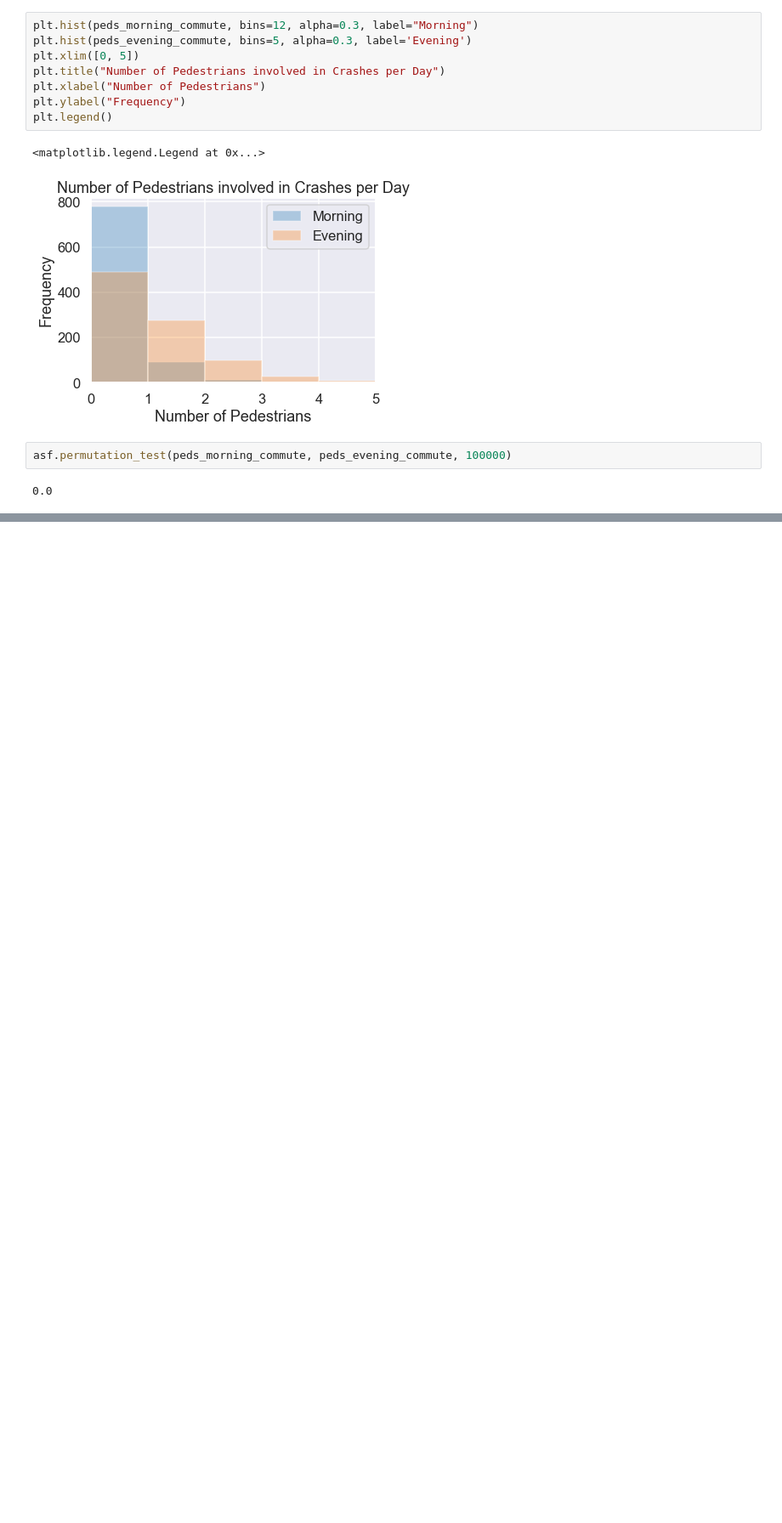
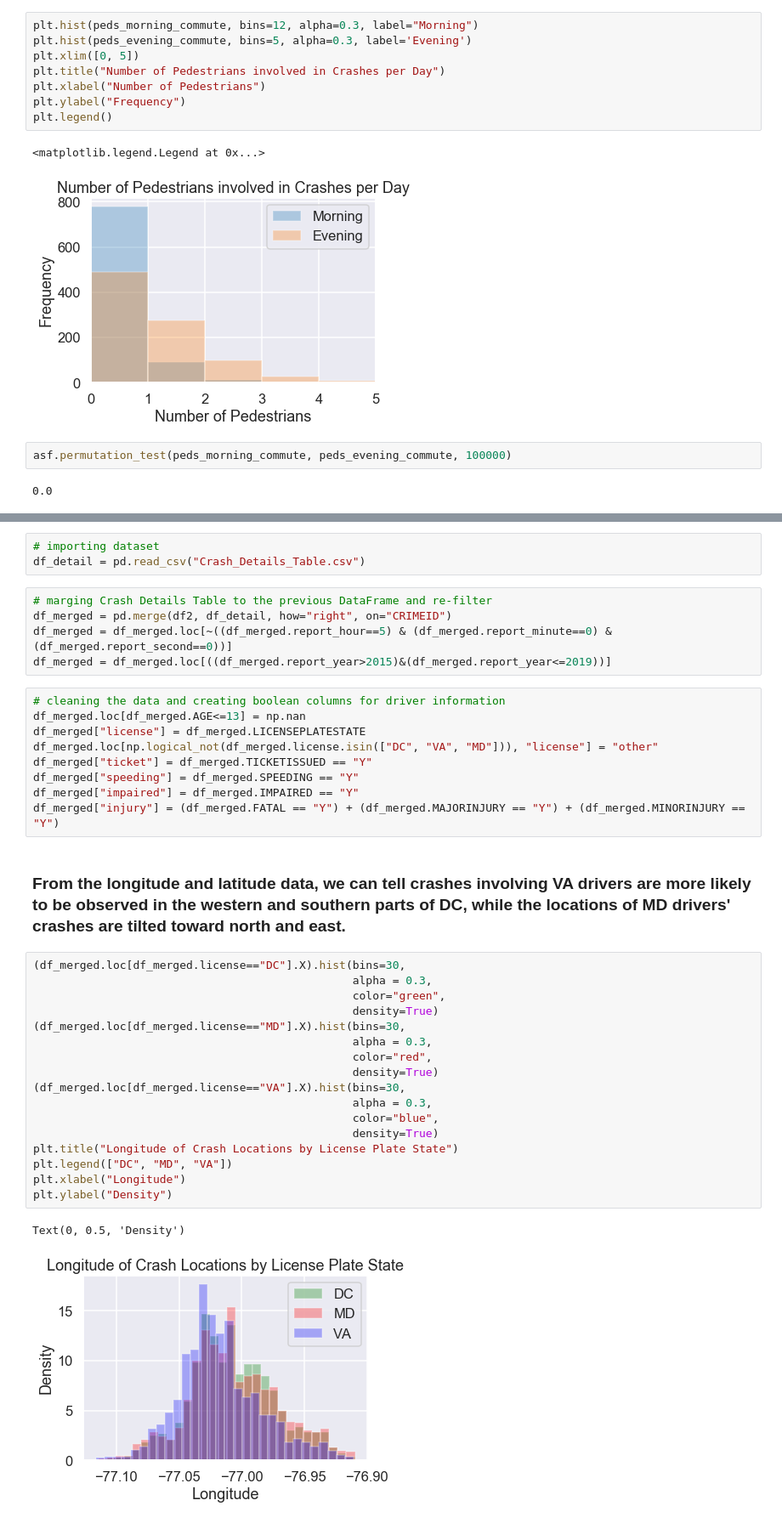
Before and after one commit to aschams/FlatironProject3, a Jupyter notebook: DC_Crashes.ipynb, the cells around one changed output, grey strips where cells are left out. Shown at 85% size. Cells and saved outputs as stored; diff of their text form; blank space fills up the shorter version.

```diff
--- a/DC_Crashes.ipynb
+++ b/DC_Crashes.ipynb
@@ -254,0 +260,39 @@ asf.permutation_test(peds_morning_commute, peds_evening_commute, 100000)
+# %%
+# importing dataset
+df_detail = pd.read_csv("Crash_Details_Table.csv")
+# %%
+# marging Crash Details Table to the previous DataFrame and re-filter
+df_merged = pd.merge(df2, df_detail, how="right", on="CRIMEID")
+df_merged = df_merged.loc[~((df_merged.report_hour==5) & (df_merged.report_minute==0) & (df_merged.report_second==0))]
+df_merged = df_merged.loc[((df_merged.report_year>2015)&(df_merged.report_year<=2019))]
+# %%
+# cleaning the data and creating boolean columns for driver information
+df_merged.loc[df_merged.AGE<=13] = np.nan
+df_merged["license"] = df_merged.LICENSEPLATESTATE
+df_merged.loc[np.logical_not(df_merged.license.isin(["DC", "VA", "MD"])), "license"] = "other"
+df_merged["ticket"] = df_merged.TICKETISSUED == "Y"
+df_merged["speeding"] = df_merged.SPEEDING == "Y"
+df_merged["impaired"] = df_merged.IMPAIRED == "Y"
+df_merged["injury"] = (df_merged.FATAL == "Y") + (df_merged.MAJORINJURY == "Y") + (df_merged.MINORINJURY == "Y")
+# %% [markdown]
+### From the longitude and latitude data, we can tell crashes involving VA drivers are more likely to be observed in the western and southern parts of DC, while the locations of MD drivers' crashes are tilted toward north and east.
+# %%
+(df_merged.loc[df_merged.license=="DC"].X).hist(bins=30,
+                                                alpha = 0.3,
+                                                color="green",
+                                                density=True)
+(df_merged.loc[df_merged.license=="MD"].X).hist(bins=30,
+                                                alpha = 0.3,
+                                                color="red",
+                                                density=True)
+(df_merged.loc[df_merged.license=="VA"].X).hist(bins=30,
+                                                alpha = 0.3,
+                                                color="blue",
+                                                density=True)
+plt.title("Longitude of Crash Locations by License Plate State")
+plt.legend(["DC", "MD", "VA"])
+plt.xlabel("Longitude")
+plt.ylabel("Density")
+# %% [output]
+Text(0, 0.5, 'Density')
+[figure, added]
```
Also changed, not shown: parts of 15 cells of this notebook.
